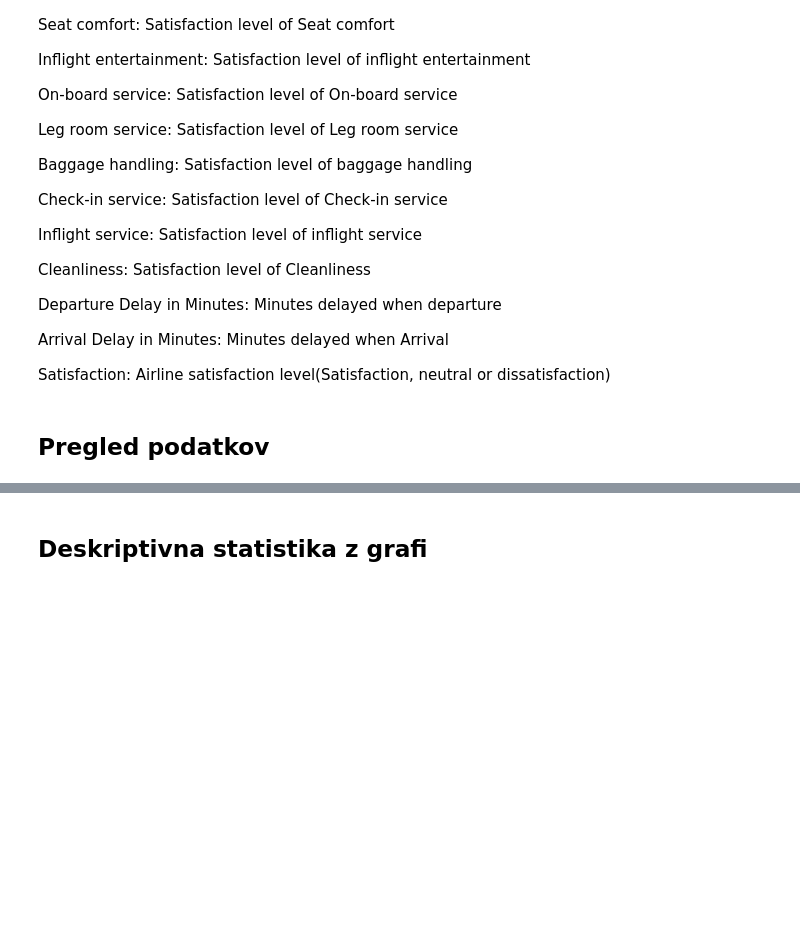
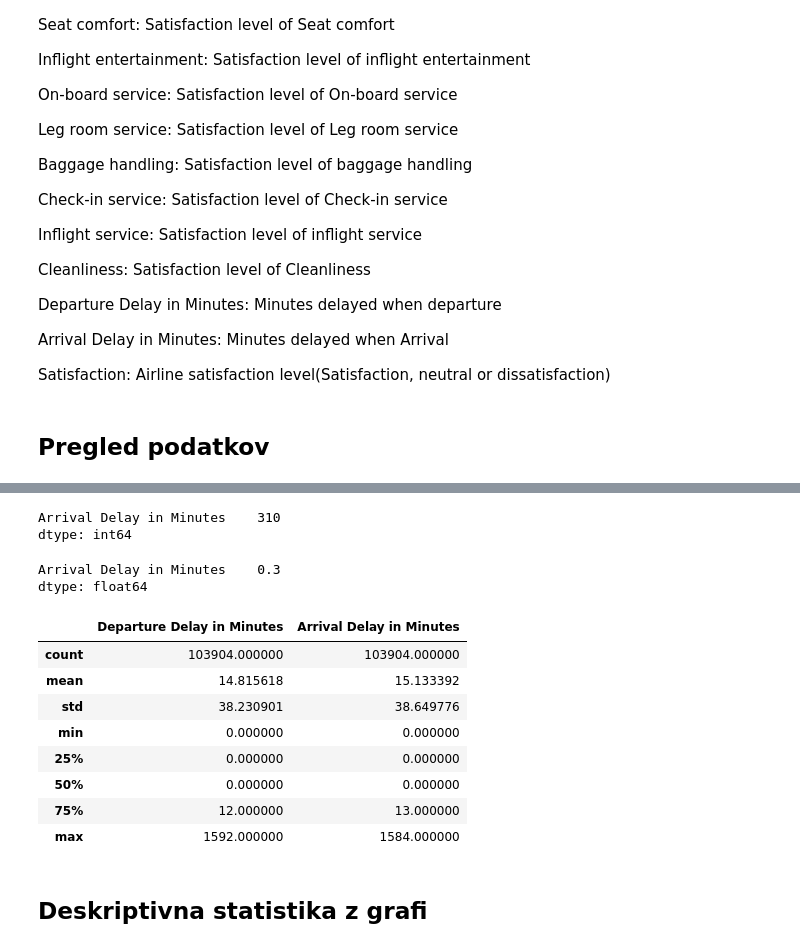
Before and after one commit to RokPorekar/VUVI-seminar-paper, a Jupyter notebook: report.ipynb, the cells around one changed output, grey strips where cells are left out. Cells and saved outputs as stored; diff of their text form; code cells hidden in the pictures; blank space fills up the shorter version.

```diff
--- a/report.ipynb
+++ b/report.ipynb
@@ -85,0 +94,11 @@ Citat avtorja:
+# %%
+import pandas as pd
+import numpy as np
+
+# Naloži podatke
+df = pd.read_csv("teejmahal20/airline-passenger-satisfaction/versions/1/train.csv")
+
+# Osnovni pregled
+df.shape
+df.head()
+df.info()
@@ -86,3 +123,40 @@ Citat avtorja:
+# %%
+# Pregled manjkajočih vrednosti
+missing = df.isnull().sum().sort_values(ascending=False)
+missing[missing > 0]
+# %% [output]
+Arrival Delay in Minutes    310
+dtype: int64
+# %%
+# Delež manjkajočih vrednosti
+missing_ratio = (df.isnull().mean() * 100).round(2)
+missing_ratio[missing_ratio > 0]
+# %% [output]
+Arrival Delay in Minutes    0.3
+dtype: float64
+# %%
+# Obdelava manjkajočih vrednosti
+df['Arrival Delay in Minutes'] = df['Arrival Delay in Minutes'].fillna(0)
+df['Departure Delay in Minutes'] = df['Departure Delay in Minutes'].fillna(0)
+# %%
+# Število podvojenih vrstic
+df.duplicated().sum()
+
+# Odstranimo podvojene zapise
+df = df.drop_duplicates()
+# %%
+# Opisna statistika za zamude
+df[['Departure Delay in Minutes', 'Arrival Delay in Minutes']].describe()
+# %% [output]
+|  | Departure Delay in Minutes | Arrival Delay in Minutes |
+| count | 103904.000000 | 103904.000000 |
+| mean | 14.815618 | 15.133392 |
+| std | 38.230901 | 38.649776 |
+| min | 0.000000 | 0.000000 |
+| 25% | 0.000000 | 0.000000 |
+| 50% | 0.000000 | 0.000000 |
+| 75% | 12.000000 | 13.000000 |
+| max | 1592.000000 | 1584.000000 |
 # %% [markdown]
 ## Deskriptivna statistika z grafi
 # %%
```
Also changed, not shown: parts of 51 cells of this notebook, 3 other files.
